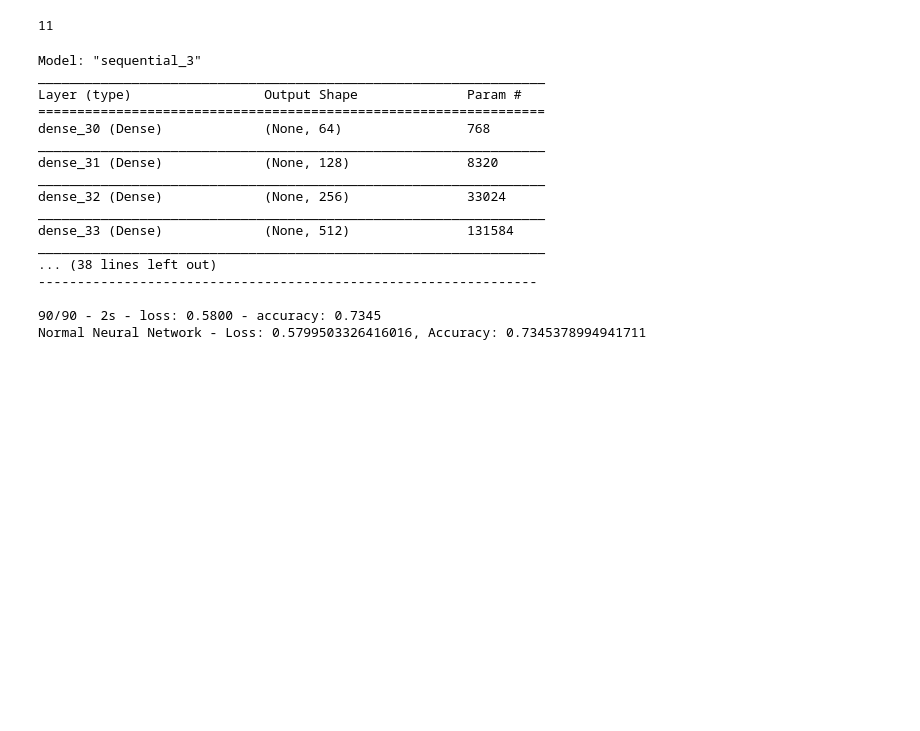
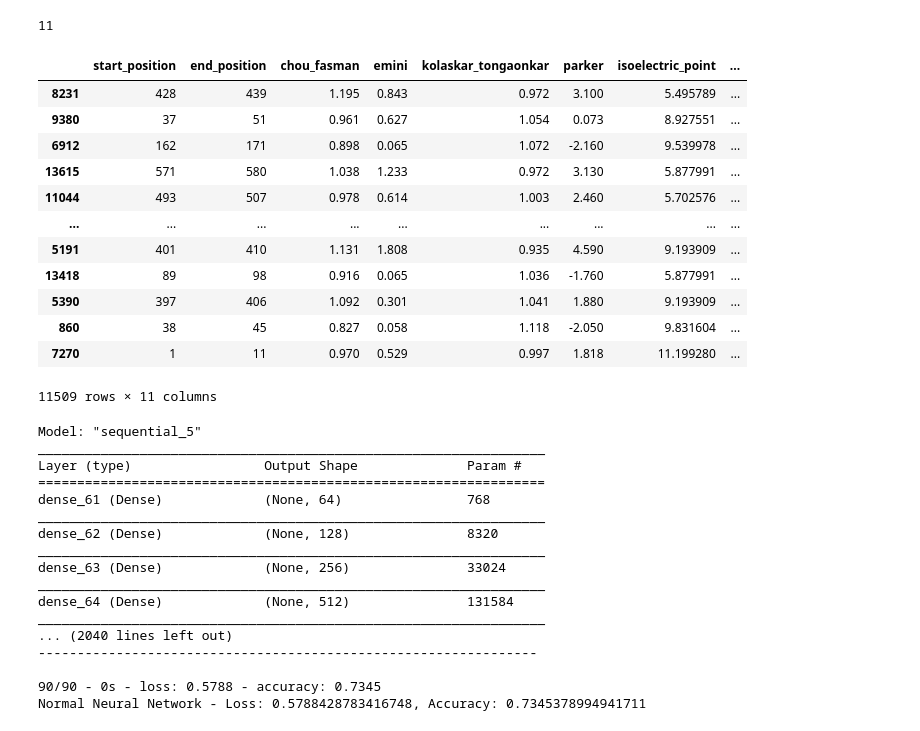
Before and after one commit to AymanSulaiman/COVID-19-SARS-B-cell-Epitope-Prediction, a Jupyter notebook: TensorFlow_Experimentation.ipynb, the cells around one changed output. Cells and saved outputs as stored; diff of their text form; code cells hidden in the pictures; blank space fills up the shorter version.

```diff
--- a/TensorFlow_Experimentation.ipynb
+++ b/TensorFlow_Experimentation.ipynb
@@ -76,6 +76,22 @@ X_train, X_test, y_train, y_test = train_test_split(X, y, test_size=0.2, random_
 X_train.shape[1]
 # %% [output]
 11
+# %%
+X_train
+# %% [output]
+|  | start_position | end_position | chou_fasman | emini | kolaskar_tongaonkar | parker | isoelectric_point | ... |
+| 8231 | 428 | 439 | 1.195 | 0.843 | 0.972 | 3.100 | 5.495789 | ... |
+| 9380 | 37 | 51 | 0.961 | 0.627 | 1.054 | 0.073 | 8.927551 | ... |
+| 6912 | 162 | 171 | 0.898 | 0.065 | 1.072 | -2.160 | 9.539978 | ... |
+| 13615 | 571 | 580 | 1.038 | 1.233 | 0.972 | 3.130 | 5.877991 | ... |
+| 11044 | 493 | 507 | 0.978 | 0.614 | 1.003 | 2.460 | 5.702576 | ... |
+| ... | ... | ... | ... | ... | ... | ... | ... | ... |
+| 5191 | 401 | 410 | 1.131 | 1.808 | 0.935 | 4.590 | 9.193909 | ... |
+| 13418 | 89 | 98 | 0.916 | 0.065 | 1.036 | -1.760 | 5.877991 | ... |
+| 5390 | 397 | 406 | 1.092 | 0.301 | 1.041 | 1.880 | 9.193909 | ... |
+| 860 | 38 | 45 | 0.827 | 0.058 | 1.118 | -2.050 | 9.831604 | ... |
+| 7270 | 1 | 11 | 0.970 | 0.529 | 0.997 | 1.818 | 11.199280 | ... |
+11509 rows × 11 columns
 # %%
 import tensorflow as tf
 from tensorflow.keras.models import Sequential
@@ -95,6 +111,17 @@ model.add(Dense(units=2048, activation='relu'))
 model.add(Dense(units=2048, activation='relu'))
 model.add(Dense(units=2048, activation='relu'))
 model.add(Dense(units=2048, activation='relu'))
+model.add(Dense(units=4096, activation='relu'))
+model.add(Dense(units=2048, activation='relu'))
+model.add(Dense(units=1024, activation='relu'))
+model.add(Dense(units=512, activation='relu'))
+model.add(Dense(units=256, activation='relu'))
+model.add(Dense(units=128, activation='relu'))
+model.add(Dense(units=64, activation='relu'))
+model.add(Dense(units=32, activation='relu'))
+model.add(Dense(units=16, activation='relu'))
+model.add(Dense(units=8, activation='relu'))
+model.add(Dense(units=4, activation='relu'))
 model.add(Dense(units=2, activation='softmax'))
 
 model.compile(optimizer='adam',
@@ -106,10 +133,10 @@ print(model.summary())
 model.fit(
     X_train,
     y_train_categorical,
-    batch_size=512,
-    epochs=10,
+    batch_size=256,
+    epochs=1000,
     shuffle=True,
-    verbose=2
+    verbose=1
 )
 
 
@@ -119,20 +146,20 @@ model_loss, model_accuracy = model.evaluate(
 X_test, y_test_categorical, verbose=2)
 print(f"Normal Neural Network - Loss: {model_loss}, Accuracy: {model_accuracy}")
 # %% [output]
-Model: "sequential_3"
+Model: "sequential_5"
 _________________________________________________________________
 Layer (type)                 Output Shape              Param #
 =================================================================
-dense_30 (Dense)             (None, 64)                768
+dense_61 (Dense)             (None, 64)                768
 _________________________________________________________________
-dense_31 (Dense)             (None, 128)               8320
+dense_62 (Dense)             (None, 128)               8320
 _________________________________________________________________
-dense_32 (Dense)             (None, 256)               33024
+dense_63 (Dense)             (None, 256)               33024
 _________________________________________________________________
-dense_33 (Dense)             (None, 512)               131584
+dense_64 (Dense)             (None, 512)               131584
 _________________________________________________________________
-... (38 lines left out)
+... (2040 lines left out)
 ----------------------------------------------------------------
 
-90/90 - 2s - loss: 0.5800 - accuracy: 0.7345
-Normal Neural Network - Loss: 0.5799503326416016, Accuracy: 0.7345378994941711
+90/90 - 0s - loss: 0.5788 - accuracy: 0.7345
+Normal Neural Network - Loss: 0.5788428783416748, Accuracy: 0.7345378994941711
```
Also changed, not shown: parts of 1 cell of this notebook, 1 other file.
